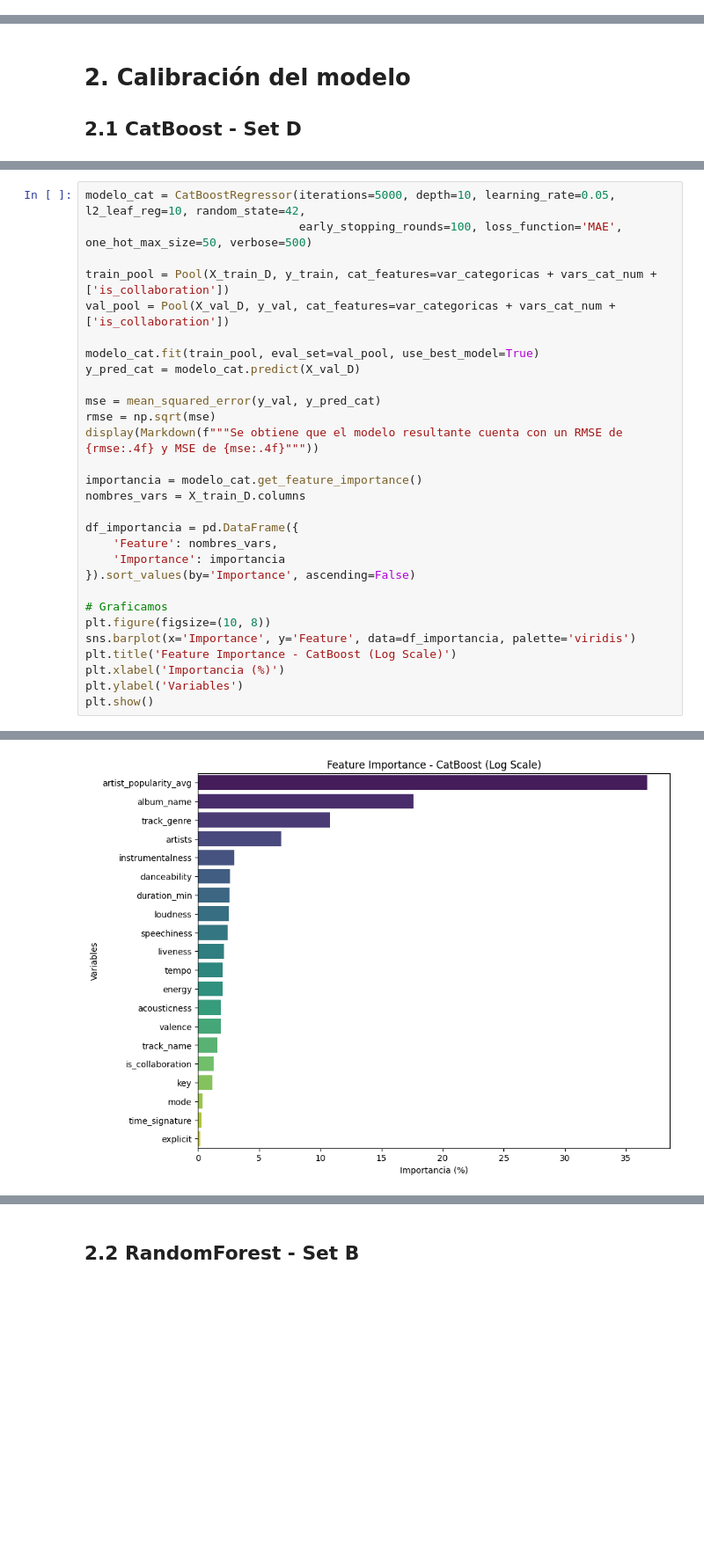
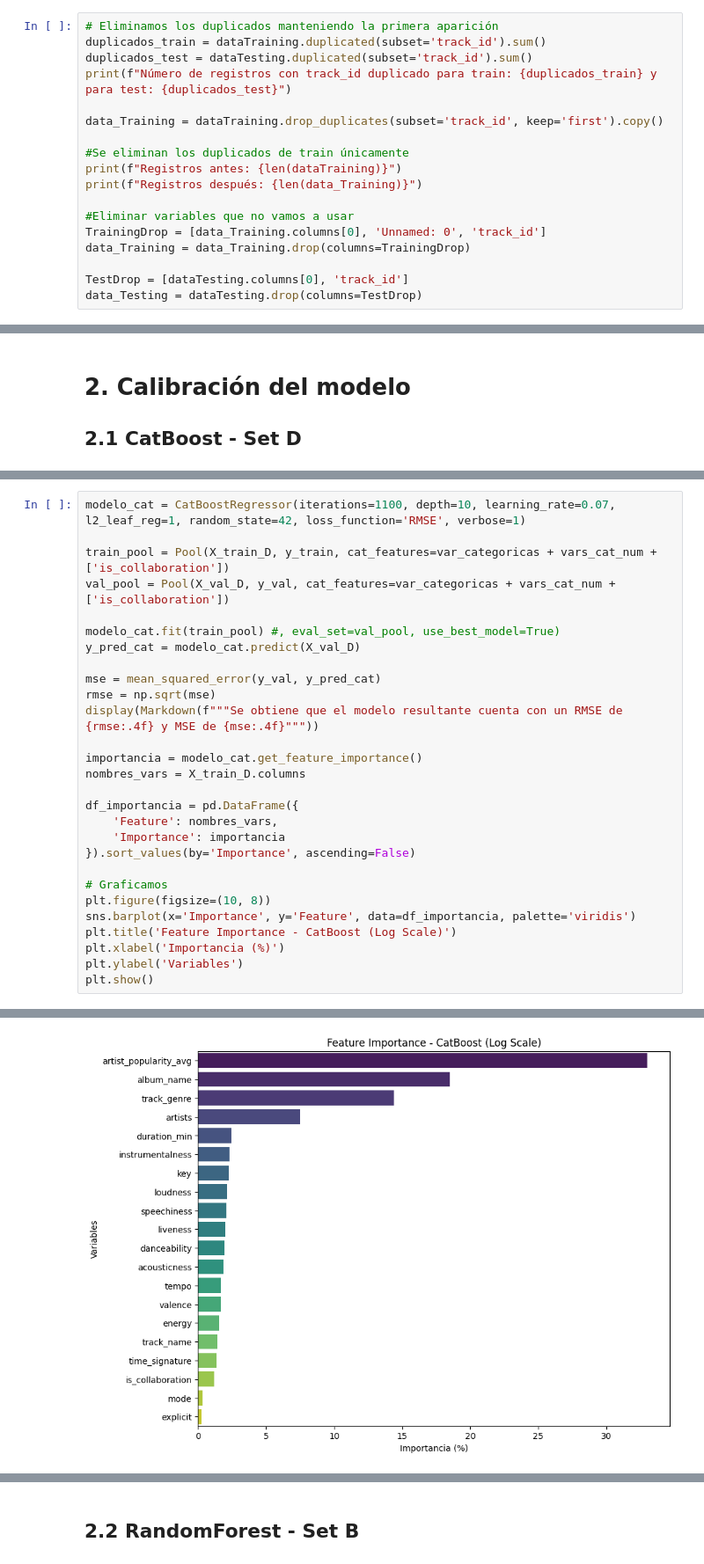
Before and after one commit to JohanManjarresMIAD/JohanManjarresMIAD-JohanManjarresMIAD-MIAD_ML_NLP_2026-Grupo_26, a Jupyter notebook: Semana 3/S3P1_proyecto1_v2.ipynb, the cells around one changed output, grey strips where cells are left out. Shown at 88% size. Cells and saved outputs as stored; diff of their text form; blank space fills up the shorter version.

Commit message:
quitar duplicados

```diff
--- a/Semana 3/S3P1_proyecto1_v2.ipynb
+++ b/Semana 3/S3P1_proyecto1_v2.ipynb
@@ -67,0 +63,18 @@ data_Testing = dataTesting.drop(columns=TestDrop)
+# %%
+# Eliminamos los duplicados manteniendo la primera aparición
+duplicados_train = dataTraining.duplicated(subset='track_id').sum()
+duplicados_test = dataTesting.duplicated(subset='track_id').sum()
+print(f"Número de registros con track_id duplicado para train: {duplicados_train} y para test: {duplicados_test}")
+
+data_Training = dataTraining.drop_duplicates(subset='track_id', keep='first').copy()
+
+#Se eliminan los duplicados de train únicamente
+print(f"Registros antes: {len(dataTraining)}")
+print(f"Registros después: {len(data_Training)}")
+
+#Eliminar variables que no vamos a usar
+TrainingDrop = [data_Training.columns[0], 'Unnamed: 0', 'track_id']
+data_Training = data_Training.drop(columns=TrainingDrop)
+
+TestDrop = [dataTesting.columns[0], 'track_id']
+data_Testing = dataTesting.drop(columns=TestDrop)
@@ -544,11 +628,10 @@ Adicionalemte, se pudo ver que el rendimiento de los modelos con el set de datos
 # %%
-modelo_cat = CatBoostRegressor(iterations=5000, depth=10, learning_rate=0.05, l2_leaf_reg=10, random_state=42,
-                               early_stopping_rounds=100, loss_function='MAE', one_hot_max_size=50, verbose=500)
+modelo_cat = CatBoostRegressor(iterations=1100, depth=10, learning_rate=0.07, l2_leaf_reg=1, random_state=42, loss_function='RMSE', verbose=1)
 
 train_pool = Pool(X_train_D, y_train, cat_features=var_categoricas + vars_cat_num + ['is_collaboration'])
 val_pool = Pool(X_val_D, y_val, cat_features=var_categoricas + vars_cat_num + ['is_collaboration'])
 
-modelo_cat.fit(train_pool, eval_set=val_pool, use_best_model=True)
+modelo_cat.fit(train_pool) #, eval_set=val_pool, use_best_model=True)
 y_pred_cat = modelo_cat.predict(X_val_D)
 
 mse = mean_squared_error(y_val, y_pred_cat)
@@ -590,4 +675,4 @@ Se obtiene que el modelo resultante cuenta con un RMSE de 9.7349 y MSE de 94.767
-[figure, old version]
+[figure, new version]
 # %%
 y_pred_test = modelo_cat.predict(x_test_D)
 y_pred_test_final = pd.DataFrame(y_pred_test, index=x_test_D.index, columns=['Popularity'])
```
Also changed, not shown: parts of 17 cells of this notebook, 7 other files.
